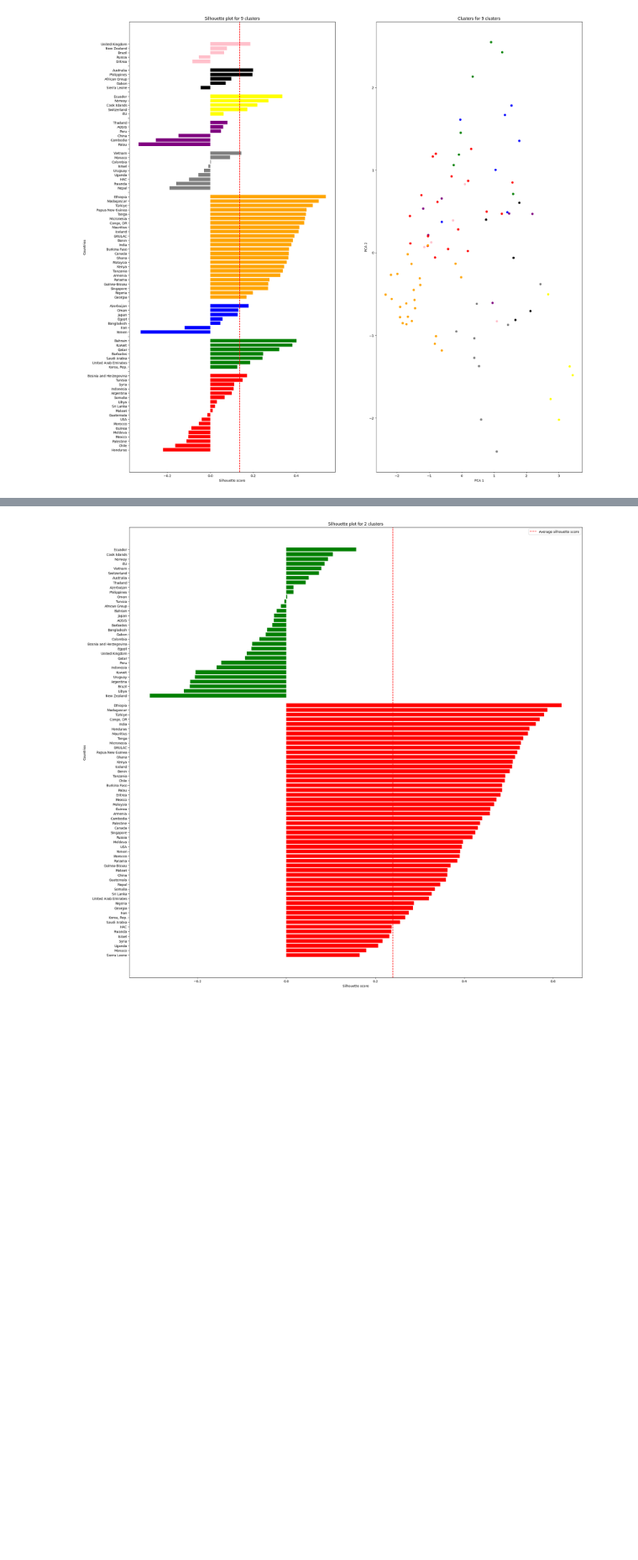
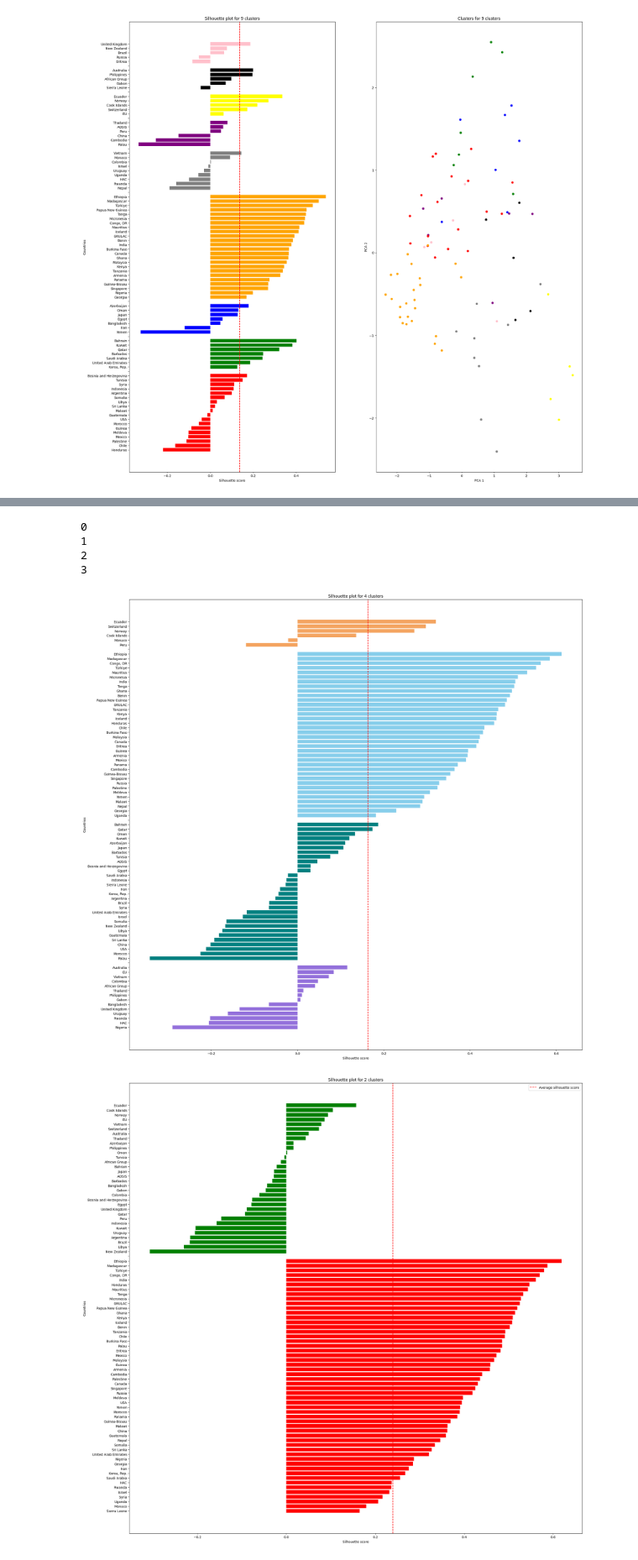
Before and after one commit to lionelkiel/ClusteringStepsPaper, a Jupyter notebook: Clustering_5.0.ipynb, the cells around one changed output, grey strips where cells are left out. Shown at 84% size. Cells and saved outputs as stored; diff of their text form; code cells hidden in the pictures; blank space fills up the shorter version.

```diff
--- a/Clustering_5.0.ipynb
+++ b/Clustering_5.0.ipynb
@@ -279,3 +280,60 @@ plt.show()
+# %%
+# do the same as above but move the 4th cluster to second position, 2nd to 3rd and 3rd to 4th
+
+import matplotlib.cm as cm
+col = np.array(['sandybrown', 'mediumpurple','teal' , 'skyblue', 'grey','purple', 'yellow', 'black', 'pink', 'brown', 'cyan', 'magenta'])
+
+n_cluster = 4
+
+fig, ax1 = plt.subplots(1,1, figsize=(25, 25))
+
+kmodes = KModes(n_clusters=n_cluster, init='Huang', n_init=100, random_state=0).fit(vectors)
+labels = kmodes.labels_
+
+silhouette = np.array(silhouettes_per_k[n_cluster-2])
+silhouette_avg = np.mean(silhouette)
+
+y_lower = 0
+y_ticks = []
+for i_cluster in range(n_cluster):
+    print(i_cluster)
+    cluster = silhouette[labels == i_cluster]
+
+    # get countries
+    countries_cluster = countries[labels == i_cluster]
+
+    ind = np.argsort(cluster)
+    cluster = cluster[ind]
+    countries_cluster = countries_cluster[ind]
+
+    ax1.barh(np.arange(len(cluster))+y_lower, cluster, color=col[(i_cluster+1)%4])
+    y_lower += len(cluster)+1
+
+    if i_cluster != n_cluster-1:
+        # 2 empty spaces at end of cluster
+        countries_cluster = np.append(countries_cluster, [''])
+
+
+    # save y_ticks
+    y_ticks.append(countries_cluster)
+y_ticks = np.concatenate(y_ticks)
+
+ax1.set_yticks(np.arange(len(y_ticks)))
+ax1.set_yticklabels(y_ticks)
+
+ax1.axvline(x=silhouette_avg, color="red", linestyle="--")
+ax1.set_title('Silhouette plot for ' + str(n_cluster) + ' clusters')
+ax1.set_xlabel('Silhouette score')
+ax1.set_ylabel('Countries')
+
+plt.savefig('Figures/silhouette_kmodes_reordered.pdf')
+plt.show()
+# %% [output]
+0
+1
+2
+3
+[figure, added]
 # %%
 import matplotlib.cm as cm
 col = np.array(['red', 'green', 'blue', 'orange', 'grey','purple', 'yellow', 'black', 'pink', 'brown', 'cyan', 'magenta'])
```
Also changed, not shown: parts of 3 cells of this notebook.
